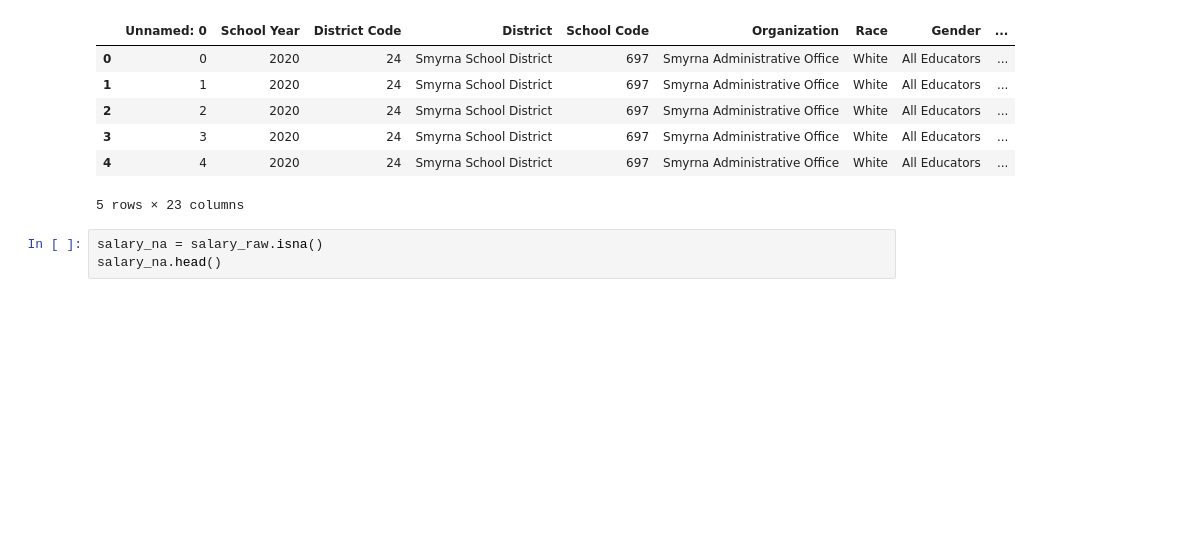
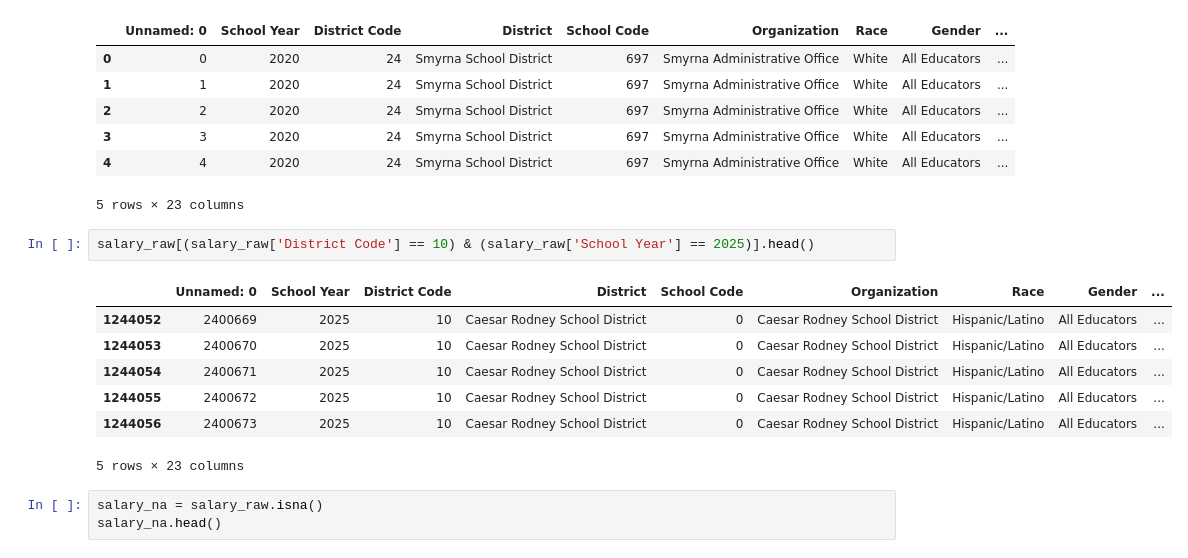
Before and after one commit to jrsjoro-ux/Data_Quest, a Jupyter notebook: Education_Data.ipynb, the cells around one changed output. Saved outputs shown, nothing was run; the diff lists cells and outputs as text; blank space fills up the shorter version.

```diff
--- a/Education_Data.ipynb
+++ b/Education_Data.ipynb
@@ -31,6 +50,16 @@ salary_raw.head()
 | 3 | 3 | 2020 | 24 | Smyrna School District | 697 | Smyrna Administrative Office | White | All Educators | ... |
 | 4 | 4 | 2020 | 24 | Smyrna School District | 697 | Smyrna Administrative Office | White | All Educators | ... |
 5 rows × 23 columns
+# %%
+salary_raw[(salary_raw['District Code'] == 10) & (salary_raw['School Year'] == 2025)].head()
+# %% [output]
+|  | Unnamed: 0 | School Year | District Code | District | School Code | Organization | Race | Gender | ... |
+| 1244052 | 2400669 | 2025 | 10 | Caesar Rodney School District | 0 | Caesar Rodney School District | Hispanic/Latino | All Educators | ... |
+| 1244053 | 2400670 | 2025 | 10 | Caesar Rodney School District | 0 | Caesar Rodney School District | Hispanic/Latino | All Educators | ... |
+| 1244054 | 2400671 | 2025 | 10 | Caesar Rodney School District | 0 | Caesar Rodney School District | Hispanic/Latino | All Educators | ... |
+| 1244055 | 2400672 | 2025 | 10 | Caesar Rodney School District | 0 | Caesar Rodney School District | Hispanic/Latino | All Educators | ... |
+| 1244056 | 2400673 | 2025 | 10 | Caesar Rodney School District | 0 | Caesar Rodney School District | Hispanic/Latino | All Educators | ... |
+5 rows × 23 columns
 # %%
 salary_na = salary_raw.isna()
 salary_na.head()
```
Also changed, not shown: parts of 3 cells of this notebook.
